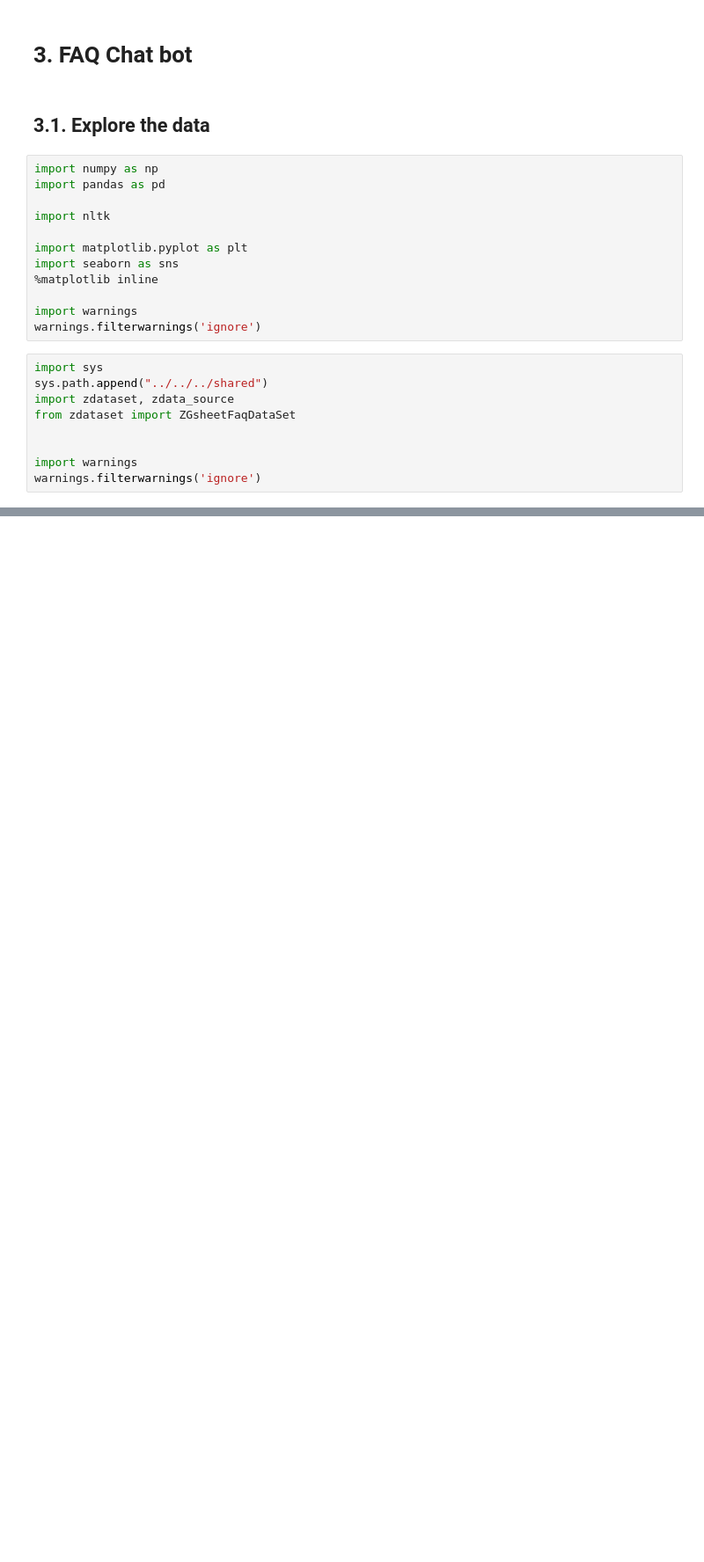
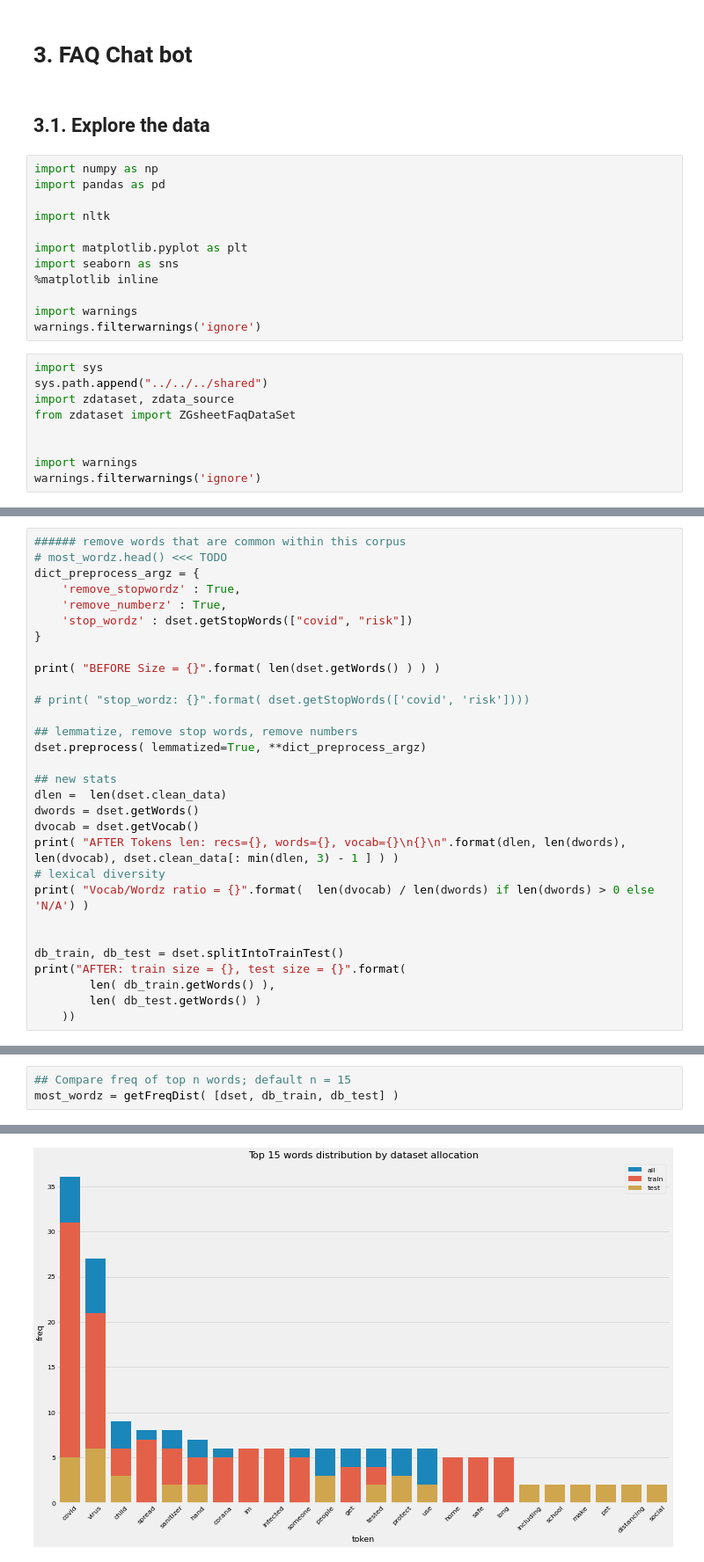
Before and after one commit to bilha-analytics/es_services, a Jupyter notebook: faq_chat_bot/notebooks/nCoV-19_faq_chat_bot.ipynb, the cells around one changed output, grey strips where cells are left out. Shown at 88% size. Drawn from its saved outputs; the diff is of its cells as text; blank space fills up the shorter version.

```diff
--- a/faq_chat_bot/notebooks/nCoV-19_faq_chat_bot.ipynb
+++ b/faq_chat_bot/notebooks/nCoV-19_faq_chat_bot.ipynb
@@ -292,0 +315,30 @@ FIN>>> shape: (30, 3), columns: Index(['token', 'freq', 'dset'], dtype='object')
+# %%
+###### remove words that are common within this corpus
+# most_wordz.head() <<< TODO
+dict_preprocess_argz = {
+    'remove_stopwordz' : True,
+    'remove_numberz' : True,
+    'stop_wordz' : dset.getStopWords(["covid", "risk"])
+}
+
+print( "BEFORE Size = {}".format( len(dset.getWords() ) ) )
+
+# print( "stop_wordz: {}".format( dset.getStopWords(['covid', 'risk'])))
+
+## lemmatize, remove stop words, remove numbers
+dset.preprocess( lemmatized=True, **dict_preprocess_argz)
+
+## new stats
+dlen =  len(dset.clean_data)
+dwords = dset.getWords()
+dvocab = dset.getVocab()
+print( "AFTER Tokens len: recs={}, words={}, vocab={}\n{}\n".format(dlen, len(dwords), len(dvocab), dset.clean_data[: min(dlen, 3) - 1 ] ) )
+# lexical diversity
+print( "Vocab/Wordz ratio = {}".format(  len(dvocab) / len(dwords) if len(dwords) > 0 else 'N/A') )
+
+
+db_train, db_test = dset.splitIntoTrainTest()
+print("AFTER: train size = {}, test size = {}".format(
+        len( db_train.getWords() ),
+        len( db_test.getWords() )
+    ))
@@ -292,0 +354,4 @@ FIN>>> shape: (30, 3), columns: Index(['token', 'freq', 'dset'], dtype='object')
+# %%
+## Compare freq of top n words; default n = 15
+most_wordz = getFreqDist( [dset, db_train, db_test] )
+# %% [output]
@@ -292,0 +371 @@ FIN>>> shape: (30, 3), columns: Index(['token', 'freq', 'dset'], dtype='object')
+[figure, added]
```
Also changed, not shown: parts of 15 cells of this notebook, 4 other files.
